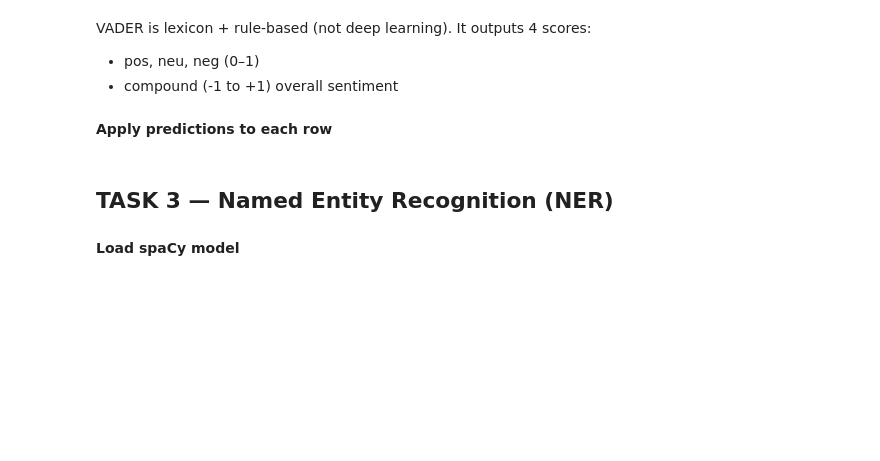
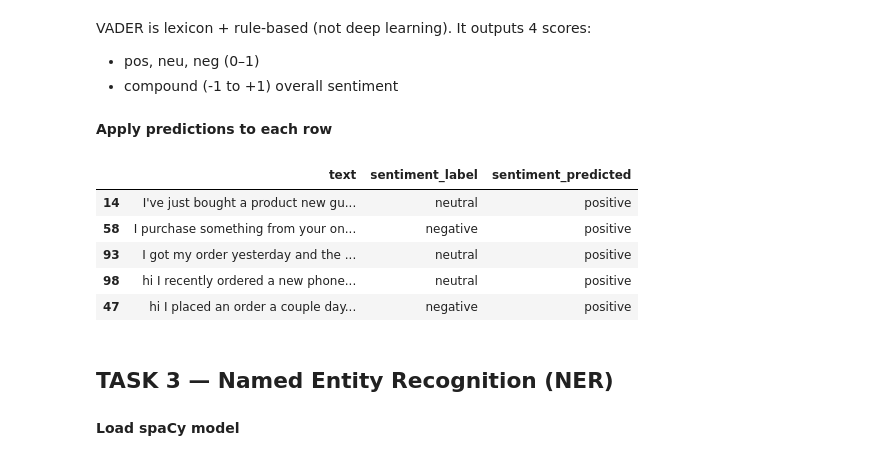
Before and after one commit to Sapanaa/customer_call_analysis_nlp, a Jupyter notebook: analysis.ipynb, the cells around one changed output. Saved outputs shown, nothing was run; the diff lists cells and outputs as text; code cells hidden in the pictures; blank space fills up the shorter version.

```diff
--- a/analysis.ipynb
+++ b/analysis.ipynb
@@ -116,6 +118,16 @@ true_positive = len(df.loc[
     (df['sentiment_predicted'] == df['sentiment_label']) &
     (df['sentiment_label'] == 'positive')
 ])
+# %%
+errors = df[df["sentiment_label"] != df["sentiment_predicted"]]
+errors[["text", "sentiment_label", "sentiment_predicted"]].head()
+# %% [output]
+|  | text | sentiment_label | sentiment_predicted |
+| 14 | I've just bought a product new gu... | neutral | positive |
+| 58 | I purchase something from your on... | negative | positive |
+| 93 | I got my order yesterday and the ... | neutral | positive |
+| 98 | hi I recently ordered a new phone... | neutral | positive |
+| 47 | hi I placed an order a couple day... | negative | positive |
 # %% [markdown]
 ## TASK 3 — Named Entity Recognition (NER)
 # %% [markdown]
```
Also changed, not shown: parts of 13 cells of this notebook.
